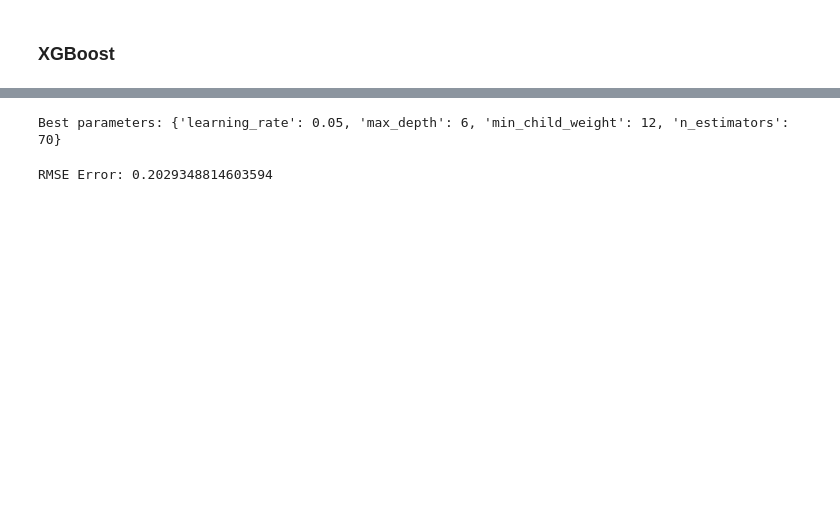
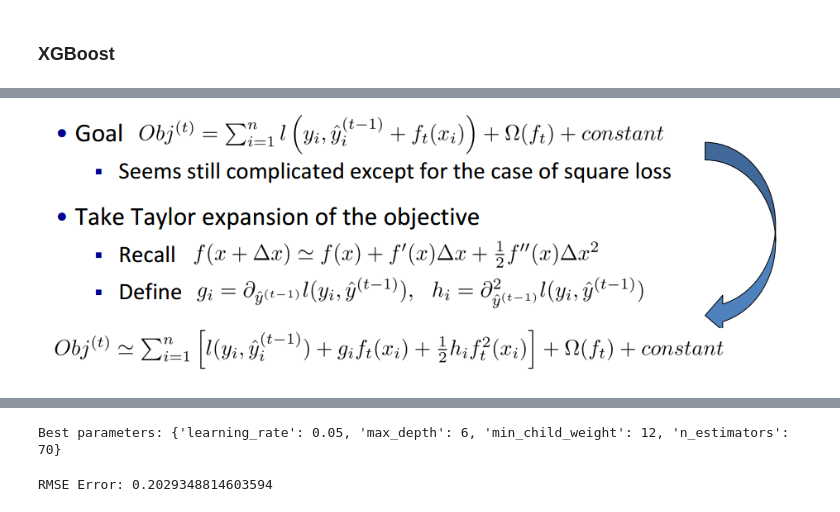
Before and after one commit to Mixail-laboratory/MachineLearning, a Jupyter notebook: Task4.ipynb, the cells around one changed output, grey strips where cells are left out. Cells and saved outputs as stored; diff of their text form; code cells hidden in the pictures; blank space fills up the shorter version.

```diff
--- a/Task4.ipynb
+++ b/Task4.ipynb
@@ -95,0 +137,4 @@ RMSE Error: 0.20707699030367605
+# %%
+Image("images/xgb_taylor.png")
+# %% [output]
+[figure, added]
```
Also changed, not shown: parts of 13 cells of this notebook, 6 other files.
